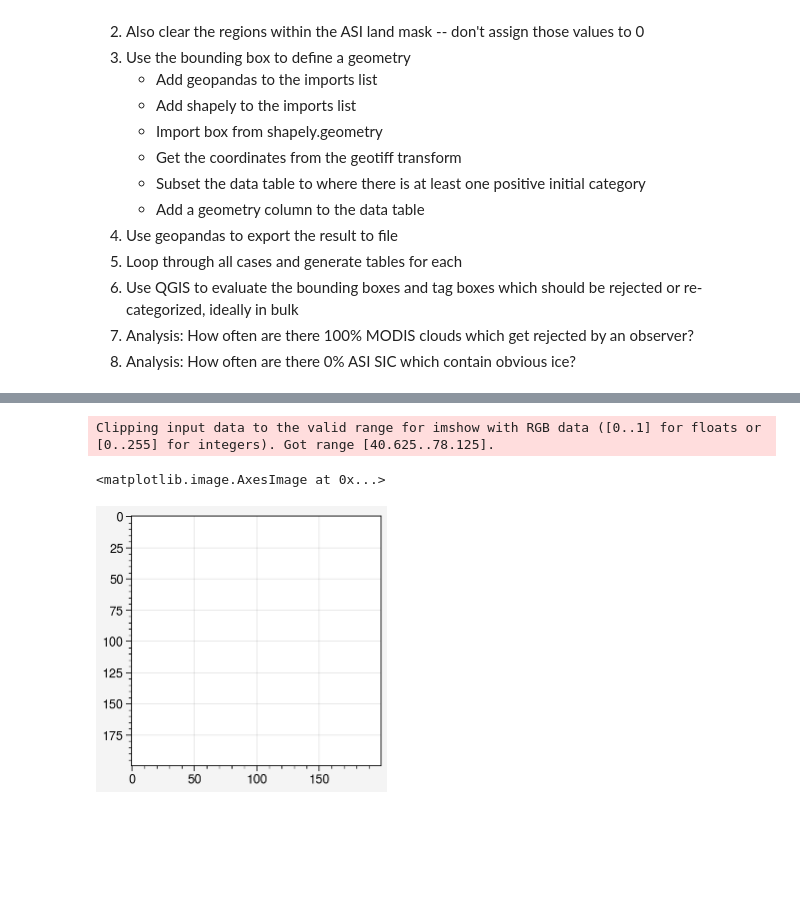
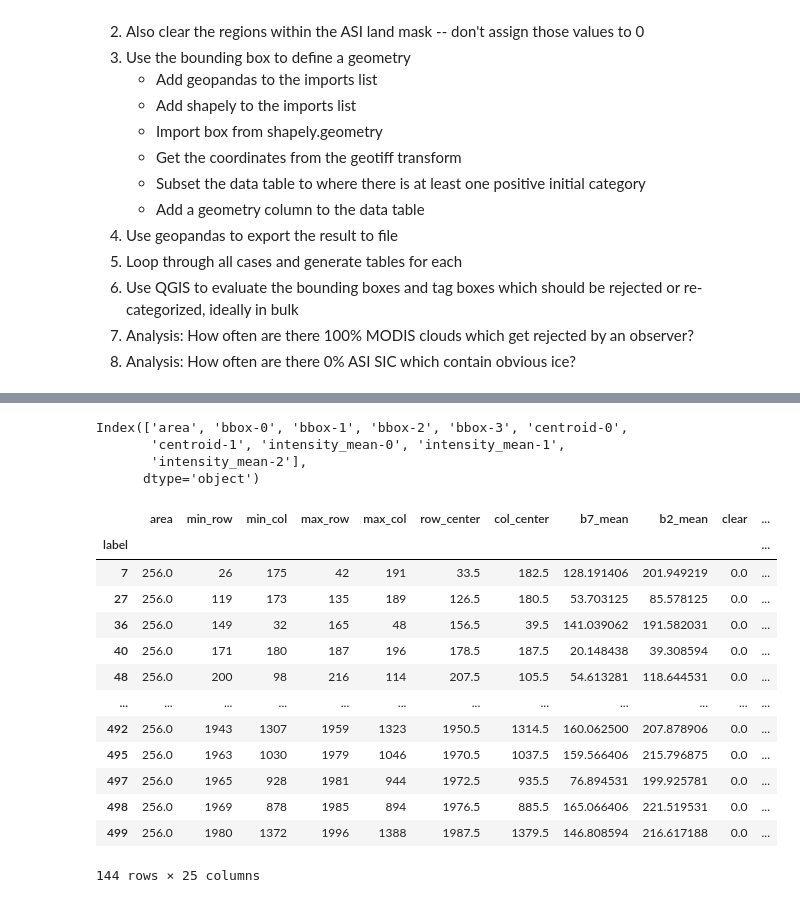
Before and after one commit to danielmwatkins/ice-floe-validation-dataset, a Jupyter notebook: notebooks/sub_scene_sampling.ipynb, the cells around one changed output, grey strips where cells are left out. Cells and saved outputs as stored; diff of their text form; code cells hidden in the pictures; blank space fills up the shorter version.

```diff
--- a/notebooks/sub_scene_sampling.ipynb
+++ b/notebooks/sub_scene_sampling.ipynb
@@ -333,4 +246,0 @@ ax.hist(df_all.band_7_mean_reflectance[df_all.init_cloudy_ice | df_all.init_clou
-# %%
-red = rgb_img[:, :, 0]
-green = rgb_img[:, :, 1]
-blue = rgb_img[:, :, 2]
@@ -411,7 +246,0 @@ Clipping input data to the valid range for imshow with RGB data ([0..1] for floa
-# %%
-fig, ax = uplt.subplots()
-ax.imshow(gray_img)
-# %% [output]
-Clipping input data to the valid range for imshow with RGB data ([0..1] for floats or [0..255] for integers). Got range [40.625..78.125].
-<matplotlib.image.AxesImage at 0x...>
-[figure, removed]
@@ -417,0 +413,29 @@ Clipping input data to the valid range for imshow with RGB data ([0..1] for floa
+# %%
+pd.DataFrame(
+        regionprops_table(
+            sample_patches,
+            fc_img[:, :, :3], # drop the alpha channel
+            properties=["area", "label", "bbox", "centroid", "intensity_mean"])
+        ).set_index('label').columns
+# %% [output]
+Index(['area', 'bbox-0', 'bbox-1', 'bbox-2', 'bbox-3', 'centroid-0',
+       'centroid-1', 'intensity_mean-0', 'intensity_mean-1',
+       'intensity_mean-2'],
+      dtype='object')
+# %%
+df
+# %% [output]
+|  | area | min_row | min_col | max_row | max_col | row_center | col_center | b7_mean | b2_mean | clear | ... |
+| label |  |  |  |  |  |  |  |  |  |  | ... |
+| 7 | 256.0 | 26 | 175 | 42 | 191 | 33.5 | 182.5 | 128.191406 | 201.949219 | 0.0 | ... |
+| 27 | 256.0 | 119 | 173 | 135 | 189 | 126.5 | 180.5 | 53.703125 | 85.578125 | 0.0 | ... |
+| 36 | 256.0 | 149 | 32 | 165 | 48 | 156.5 | 39.5 | 141.039062 | 191.582031 | 0.0 | ... |
+| 40 | 256.0 | 171 | 180 | 187 | 196 | 178.5 | 187.5 | 20.148438 | 39.308594 | 0.0 | ... |
+| 48 | 256.0 | 200 | 98 | 216 | 114 | 207.5 | 105.5 | 54.613281 | 118.644531 | 0.0 | ... |
+| ... | ... | ... | ... | ... | ... | ... | ... | ... | ... | ... | ... |
+| 492 | 256.0 | 1943 | 1307 | 1959 | 1323 | 1950.5 | 1314.5 | 160.062500 | 207.878906 | 0.0 | ... |
+| 495 | 256.0 | 1963 | 1030 | 1979 | 1046 | 1970.5 | 1037.5 | 159.566406 | 215.796875 | 0.0 | ... |
+| 497 | 256.0 | 1965 | 928 | 1981 | 944 | 1972.5 | 935.5 | 76.894531 | 199.925781 | 0.0 | ... |
+| 498 | 256.0 | 1969 | 878 | 1985 | 894 | 1976.5 | 885.5 | 165.066406 | 221.519531 | 0.0 | ... |
+| 499 | 256.0 | 1980 | 1372 | 1996 | 1388 | 1987.5 | 1379.5 | 146.808594 | 216.617188 | 0.0 | ... |
+144 rows × 25 columns
```
Also changed, not shown: parts of 62 cells of this notebook, 4 other files.
